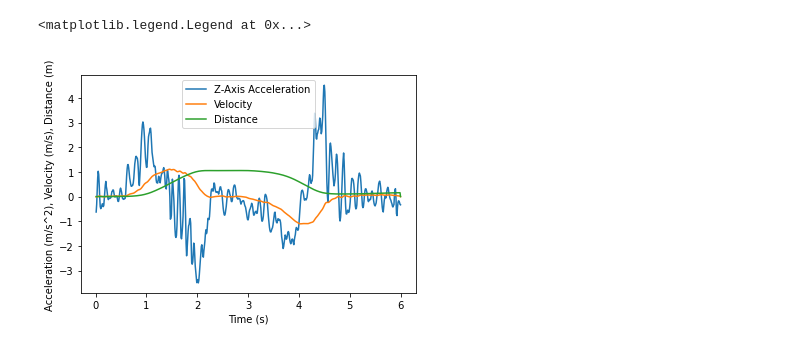
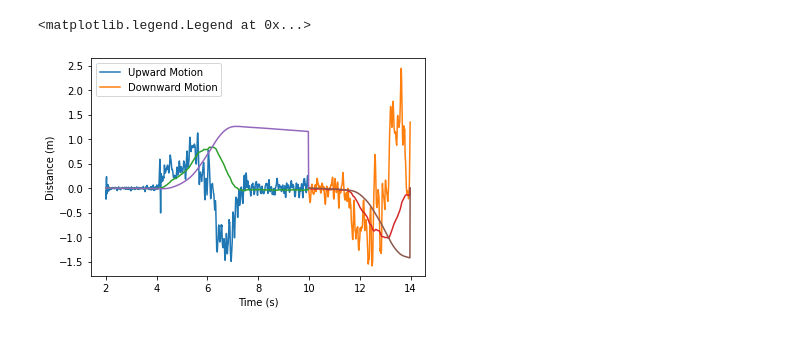
Before and after one commit to udiram/Physics-2P03, a Jupyter notebook: python_assignment/assignment_standard.ipynb, the cells around one changed output. Saved outputs shown, nothing was run; the diff lists cells and outputs as text; code cells hidden in the pictures.

```diff
--- a/python_assignment/assignment_standard.ipynb
+++ b/python_assignment/assignment_standard.ipynb
@@ -57,11 +93,24 @@ plt.legend(['Distance'])
-# %%
-#superimposing all plots
-plt.plot(time, z_accel)
-plt.plot(time, velocity)
-plt.plot(time, distance)
-plt.xlabel('Time (s)')
-plt.ylabel('Acceleration (m/s^2), Velocity (m/s), Distance (m)')
-plt.legend(['Z-Axis Acceleration', 'Velocity', 'Distance'])
-# %% [output]
-<matplotlib.legend.Legend at 0x...>
-[figure, removed]
+# %%
+#superimposing all plots
+plt.plot(time_up, z_accel_up)
+plt.xlabel('Time (s)')
+plt.ylabel('Acceleration (m/s^2)')
+plt.plot(time_down, z_accel_down)
+plt.xlabel('Time (s)')
+plt.ylabel('Acceleration (m/s^2)')
+plt.plot(time_up, velocity_up)
+plt.xlabel('Time (s)')
+plt.ylabel('Velocity (m/s)')
+plt.plot(time_down, velocity_down)
+plt.xlabel('Time (s)')
+plt.ylabel('Velocity (m/s)')
+plt.plot(time_up, distance_up)
+plt.xlabel('Time (s)')
+plt.ylabel('Distance (m)')
+plt.plot(time_down, distance_down)
+plt.xlabel('Time (s)')
+plt.ylabel('Distance (m)')
+plt.legend(['Upward Motion', 'Downward Motion'])
+# %% [output]
+<matplotlib.legend.Legend at 0x...>
+[figure, added]
```
Also changed, not shown: parts of 14 cells of this notebook, 1 other file.
